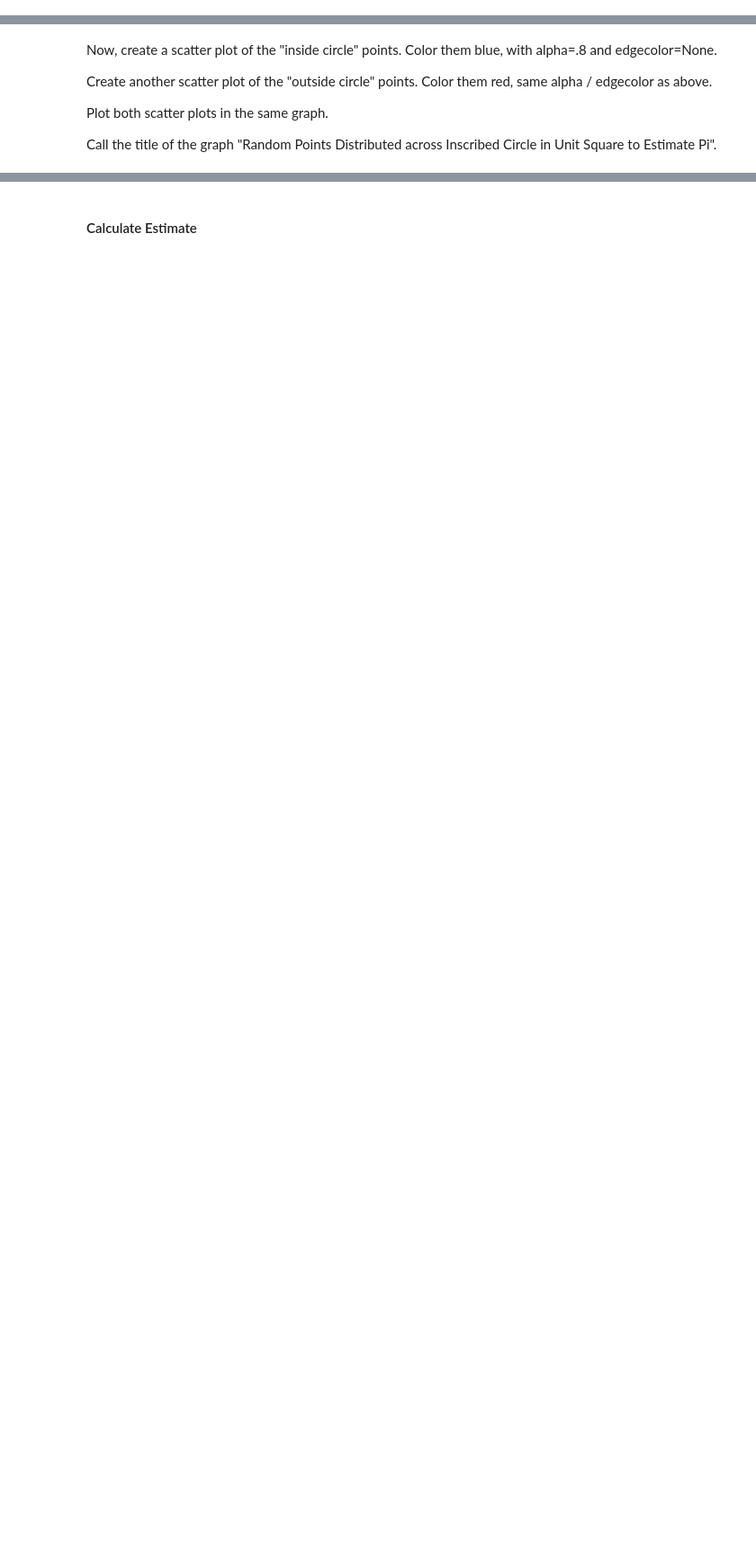
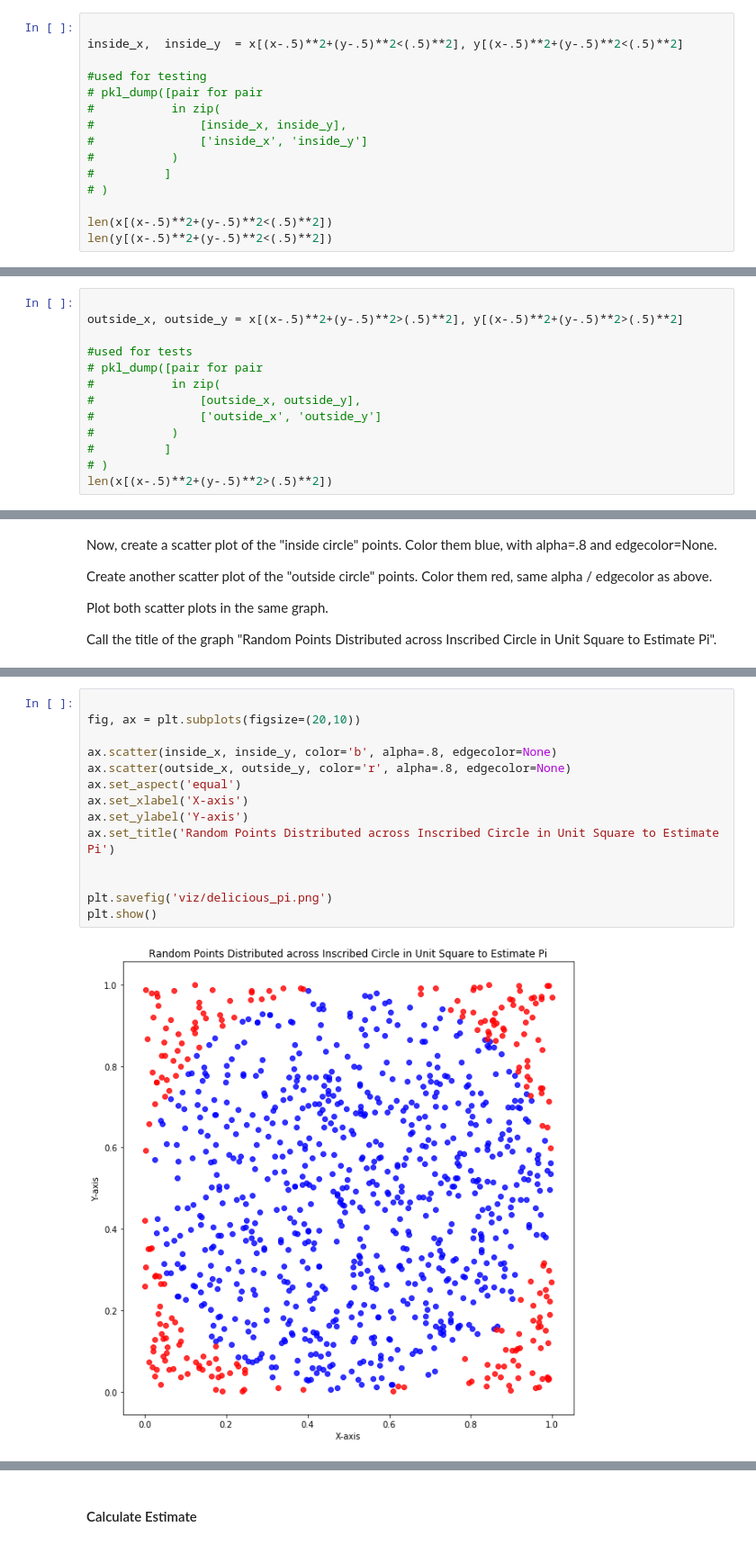
Before and after one commit to lecritch/numpy_pi_warmup_chi_ds, a Jupyter notebook: index.ipynb, the cells around one changed output, grey strips where cells are left out. Shown at 90% size. Drawn from its saved outputs; the diff is of its cells as text; blank space fills up the shorter version.

```diff
--- a/index.ipynb
+++ b/index.ipynb
@@ -303,0 +365,15 @@ run_test(inside_y, 'inside_y')
+# %%
+
+inside_x,  inside_y  = x[(x-.5)**2+(y-.5)**2<(.5)**2], y[(x-.5)**2+(y-.5)**2<(.5)**2]
+
+#used for testing
+# pkl_dump([pair for pair
+#           in zip(
+#               [inside_x, inside_y],
+#               ['inside_x', 'inside_y']
+#           )
+#          ]
+# )
+
+len(x[(x-.5)**2+(y-.5)**2<(.5)**2])
+len(y[(x-.5)**2+(y-.5)**2<(.5)**2])
@@ -311,0 +396,13 @@ assign them to the variables outside_x and outside_y, respectively
+# %%
+
+outside_x, outside_y = x[(x-.5)**2+(y-.5)**2>(.5)**2], y[(x-.5)**2+(y-.5)**2>(.5)**2]
+
+#used for tests
+# pkl_dump([pair for pair
+#           in zip(
+#               [outside_x, outside_y],
+#               ['outside_x', 'outside_y']
+#           )
+#          ]
+# )
+len(x[(x-.5)**2+(y-.5)**2>(.5)**2])
@@ -330,3 +433,19 @@ Call the title of the graph "Random Points Distributed across Inscribed Circle i
+# %%
+
+fig, ax = plt.subplots(figsize=(20,10))
+
+ax.scatter(inside_x, inside_y, color='b', alpha=.8, edgecolor=None)
+ax.scatter(outside_x, outside_y, color='r', alpha=.8, edgecolor=None)
+ax.set_aspect('equal')
+ax.set_xlabel('X-axis')
+ax.set_ylabel('Y-axis')
+ax.set_title('Random Points Distributed across Inscribed Circle in Unit Square to Estimate Pi')
+
+
+plt.savefig('viz/delicious_pi.png')
+plt.show()
+# %% [output]
+[figure, added]
 # %% [markdown]
 You should produce a figure like the one below (which has a figsize(20,10) and used ax.set_aspect('equal'), fyi)
 
```
Also changed, not shown: parts of 44 cells of this notebook, 2 other files.
